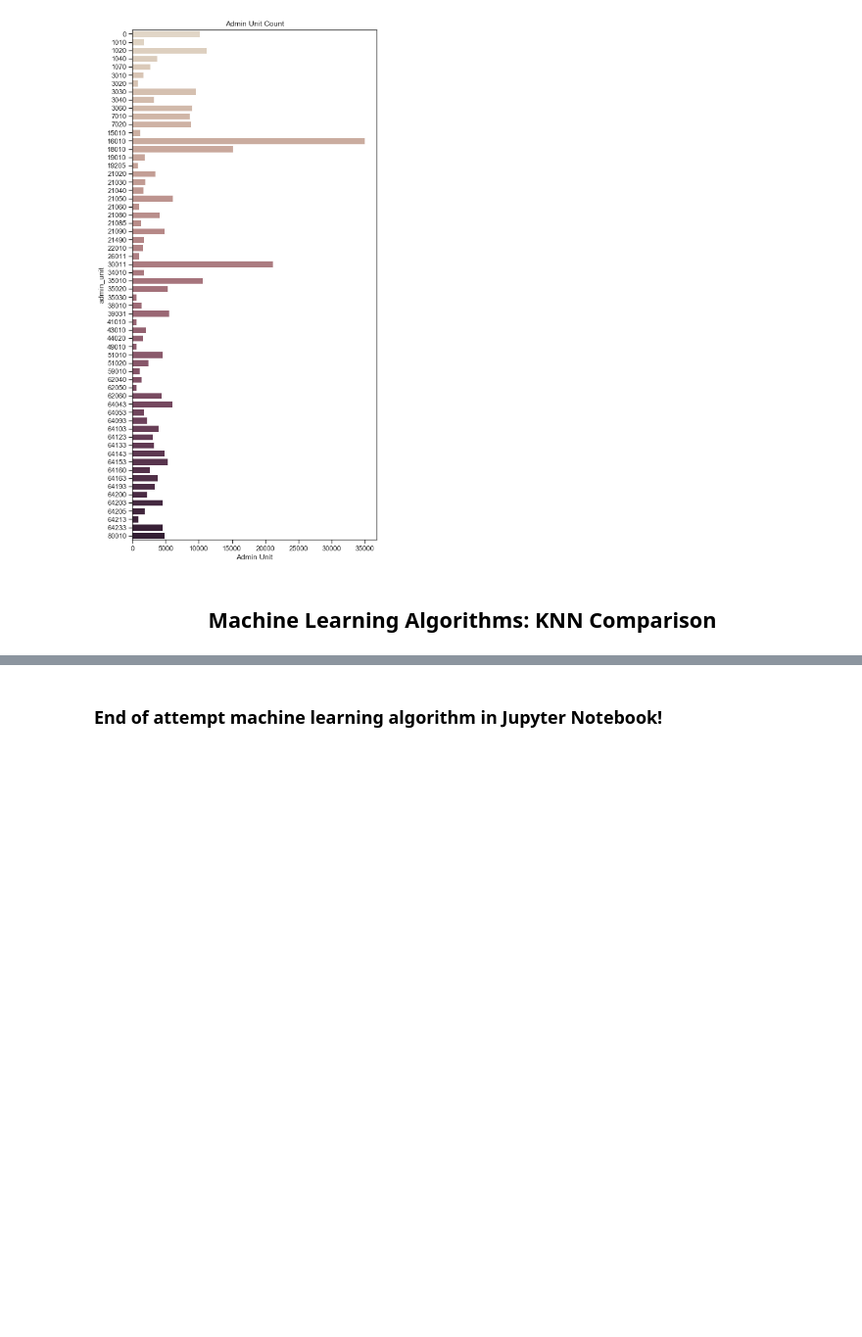
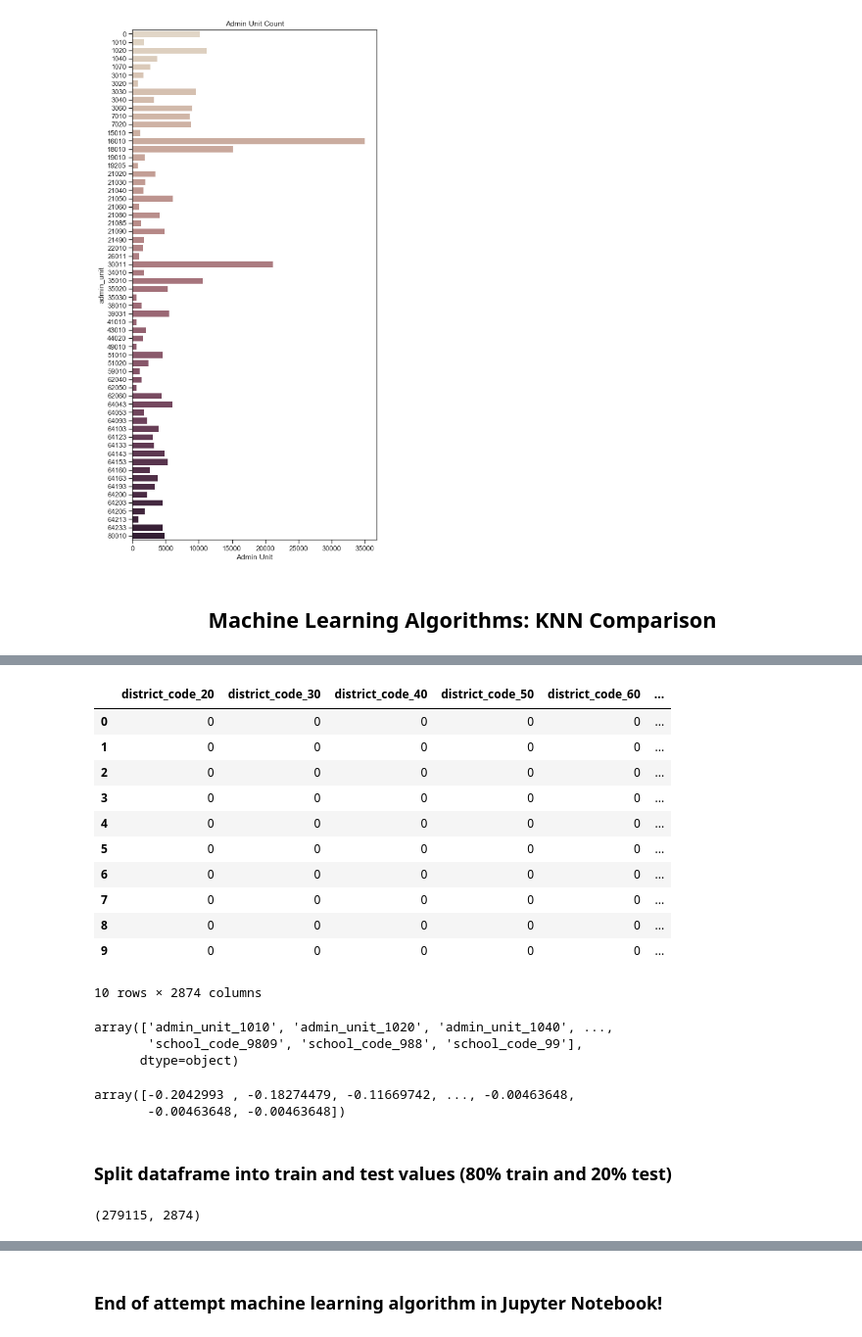
Before and after one commit to stacysandy/Data-Science-Practicum-II, a Jupyter notebook: Stacey_Sandy-Practicum_II.ipynb, the cells around one changed output, grey strips where cells are left out. Shown at 98% size. Saved outputs shown, nothing was run; the diff lists cells and outputs as text; code cells hidden in the pictures; blank space fills up the shorter version.

```diff
--- a/Stacey_Sandy-Practicum_II.ipynb
+++ b/Stacey_Sandy-Practicum_II.ipynb
@@ -2824,0 +2350,3 @@ prettypandas.summarizer.PrettyPandas
+# %%
+# Go back and get a Subset of the COK12_df2 dataframe prior to the combined FFP Chart of Accounts FFP Chart of Accounts descriptions
+COK12_subset2 = COK12_df2[['district_code', 'admin_unit', 'school_code', 'fund_code', 'location_code', 'object_source_code', 'amount_cents']]
@@ -2824,0 +2365,4 @@ prettypandas.summarizer.PrettyPandas
+# %%
+# Select categorical columns and drop the amount_cents column
+target_df = COK12_subset2.amount_cents
+features_df = COK12_subset2.drop('amount_cents', axis=1)
@@ -2824,0 +2382,3 @@ prettypandas.summarizer.PrettyPandas
+# %%
+# Convert features_df to object type since they should not be integers (int62)
+features_df = features_df.astype(object)
@@ -2824,0 +2396,3 @@ prettypandas.summarizer.PrettyPandas
+# %%
+# Tthen OneHotEncode the features using pandas.get_dummies method
+COK12_OHE = pd.get_dummies(features_df, drop_first=True)
@@ -2824,0 +2403,16 @@ prettypandas.summarizer.PrettyPandas
+# %%
+# Check that the OneHoteEncoded converted the dataframe
+COK12_OHE.head(10)
+# %% [output]
+|  | district_code_20 | district_code_30 | district_code_40 | district_code_50 | district_code_60 | ... |
+| 0 | 0 | 0 | 0 | 0 | 0 | ... |
+| 1 | 0 | 0 | 0 | 0 | 0 | ... |
+| 2 | 0 | 0 | 0 | 0 | 0 | ... |
+| 3 | 0 | 0 | 0 | 0 | 0 | ... |
+| 4 | 0 | 0 | 0 | 0 | 0 | ... |
+| 5 | 0 | 0 | 0 | 0 | 0 | ... |
+| 6 | 0 | 0 | 0 | 0 | 0 | ... |
+| 7 | 0 | 0 | 0 | 0 | 0 | ... |
+| 8 | 0 | 0 | 0 | 0 | 0 | ... |
+| 9 | 0 | 0 | 0 | 0 | 0 | ... |
+10 rows × 2874 columns
@@ -2824,0 +2422,21 @@ prettypandas.summarizer.PrettyPandas
+# %%
+# Remove later...
+OHE_unique
+# %% [output]
+array(['admin_unit_1010', 'admin_unit_1020', 'admin_unit_1040', ...,
+       'school_code_9809', 'school_code_988', 'school_code_99'],
+      dtype=object)
+# %%
+# Scale data using Standardization scaling
+standard = preprocessing.StandardScaler()
+standard.fit_transform(COK12_OHE).ravel()
+# %% [output]
+array([-0.2042993 , -0.18274479, -0.11669742, ..., -0.00463648,
+       -0.00463648, -0.00463648])
+# %% [markdown]
+### Split dataframe into train and test values (80% train and 20% test)
+# %%
+# Print dataframe shape
+COK12_OHE.shape
+# %% [output]
+(279115, 2874)
```
Also changed, not shown: parts of 121 cells of this notebook, 8 other files.
